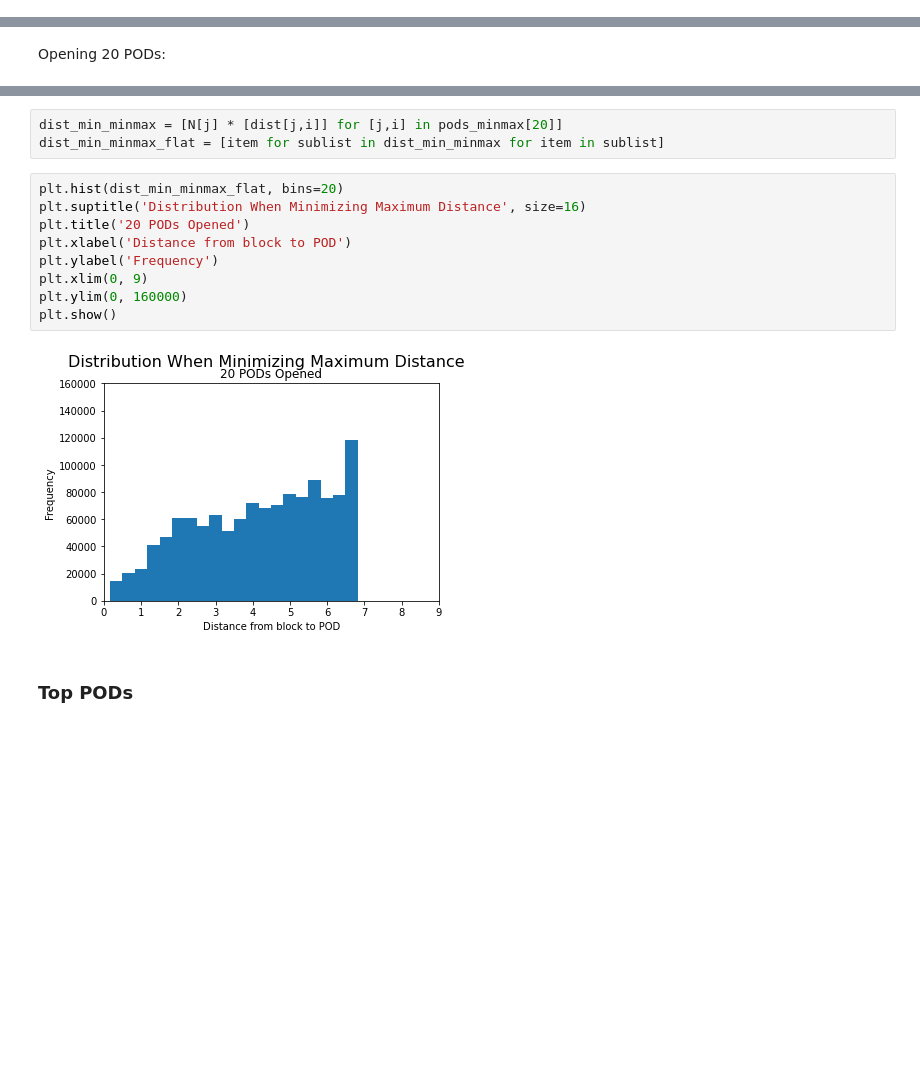
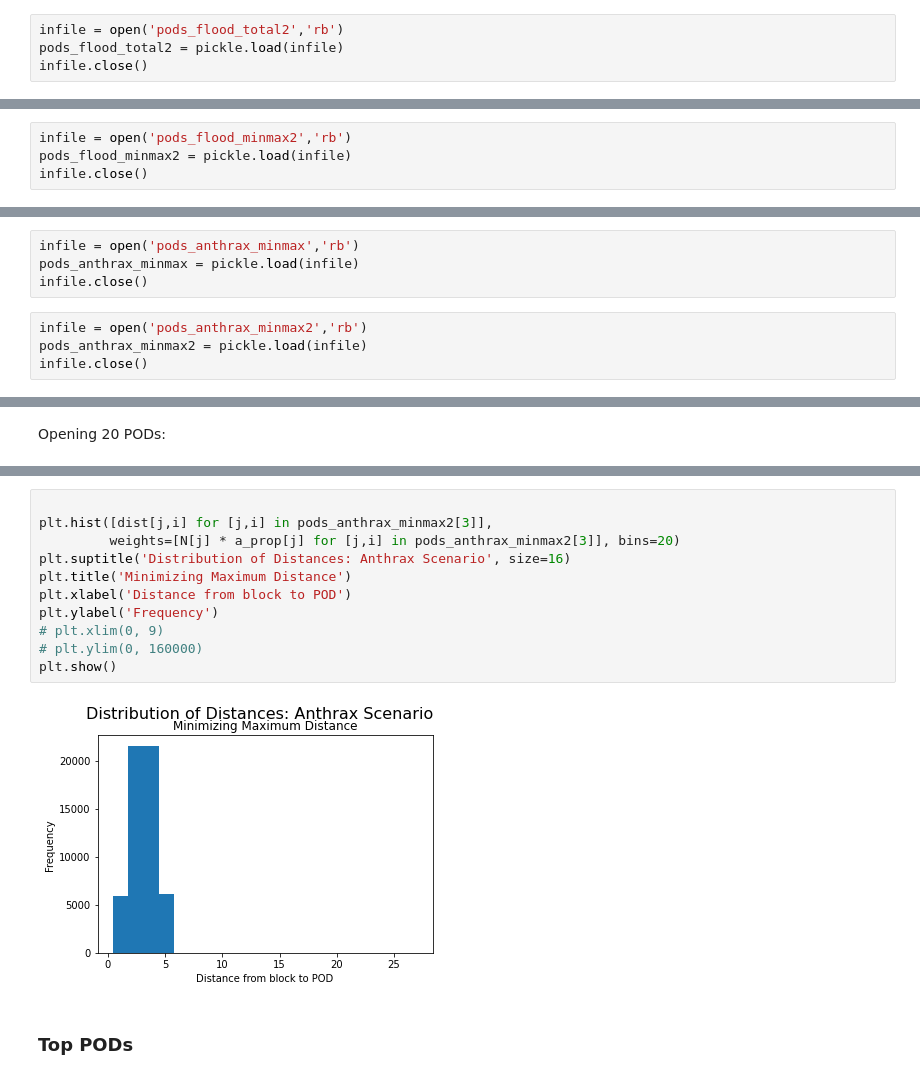
Before and after one commit to espeigle36/points-of-dispense, a Jupyter notebook: Analysis_E.ipynb, the cells around one changed output, grey strips where cells are left out. Saved outputs shown, nothing was run; the diff lists cells and outputs as text; blank space fills up the shorter version.

```diff
--- a/Analysis_E.ipynb
+++ b/Analysis_E.ipynb
@@ -29,14 +38,30 @@ infile.close()
 infile = open('pods_flood_total','rb')
 pods_flood_total = pickle.load(infile)
 infile.close()
+# %%
+infile = open('pods_flood_total2','rb')
+pods_flood_total2 = pickle.load(infile)
+infile.close()
 # %%
 infile = open('pods_flood_minmax','rb')
 pods_flood_minmax = pickle.load(infile)
 infile.close()
+# %%
+infile = open('pods_flood_minmax2','rb')
+pods_flood_minmax2 = pickle.load(infile)
+infile.close()
 # %%
 infile = open('pods_anthrax_total','rb')
 pods_anthrax_total = pickle.load(infile)
 infile.close()
+# %%
+infile = open('pods_anthrax_minmax','rb')
+pods_anthrax_minmax = pickle.load(infile)
+infile.close()
+# %%
+infile = open('pods_anthrax_minmax2','rb')
+pods_anthrax_minmax2 = pickle.load(infile)
+infile.close()
 # %% [markdown]
 ### Comparing average and maximum distance by PODs opened
 # %%
@@ -187,17 +275,16 @@ plt.show()
-# %%
-dist_min_minmax = [N[j] * [dist[j,i]] for [j,i] in pods_minmax[20]]
-dist_min_minmax_flat = [item for sublist in dist_min_minmax for item in sublist]
 # %%
-plt.hist(dist_min_minmax_flat, bins=20)
-plt.suptitle('Distribution When Minimizing Maximum Distance', size=16)
-plt.title('20 PODs Opened')
+
+plt.hist([dist[j,i] for [j,i] in pods_anthrax_minmax2[3]],
+         weights=[N[j] * a_prop[j] for [j,i] in pods_anthrax_minmax2[3]], bins=20)
+plt.suptitle('Distribution of Distances: Anthrax Scenario', size=16)
+plt.title('Minimizing Maximum Distance')
 plt.xlabel('Distance from block to POD')
 plt.ylabel('Frequency')
-plt.xlim(0, 9)
-plt.ylim(0, 160000)
+# plt.xlim(0, 9)
+# plt.ylim(0, 160000)
 plt.show()
 # %% [output]
-[figure, old version]
+[figure, new version]
 # %% [markdown]
 ### Top PODs
 # %% [markdown]
```
Also changed, not shown: parts of 37 cells of this notebook.
